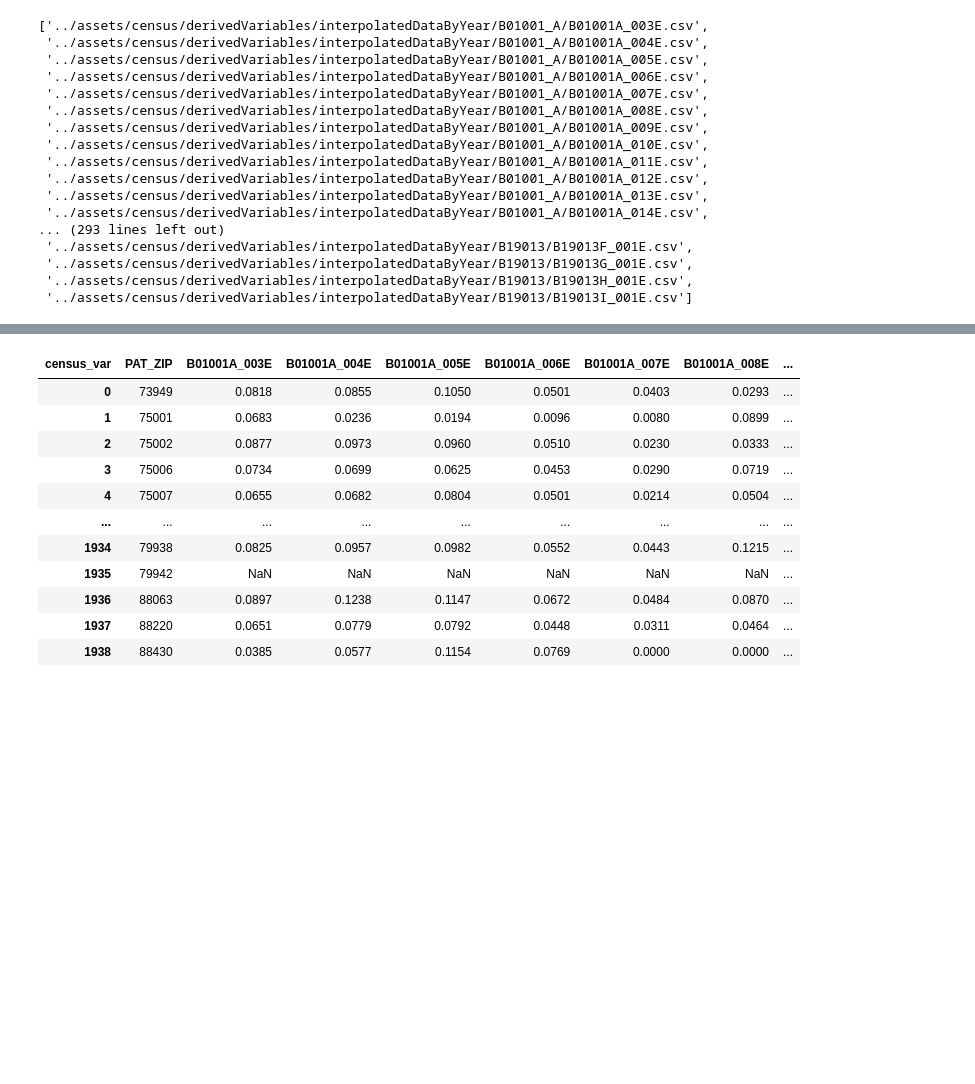
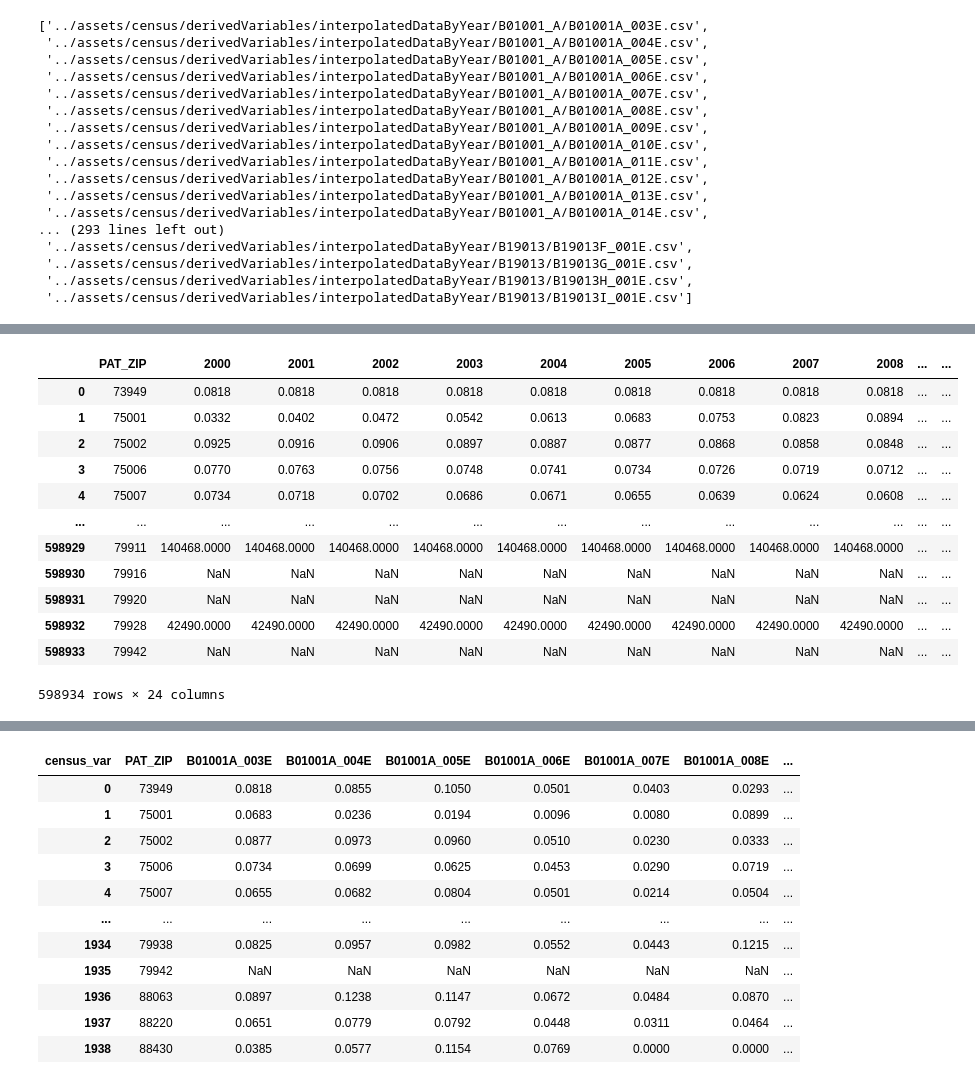
Before and after one commit to mi3nts/environmentalSocialHealth, a Jupyter notebook: notebooks/modelIncludeCensus.ipynb, the cells around one changed output, grey strips where cells are left out. Saved outputs shown, nothing was run; the diff lists cells and outputs as text; code cells hidden in the pictures; blank space fills up the shorter version.

```diff
--- a/notebooks/modelIncludeCensus.ipynb
+++ b/notebooks/modelIncludeCensus.ipynb
@@ -78,0 +98,16 @@ df = df.reset_index(drop=True)
+# %%
+df
+# %% [output]
+|  | PAT_ZIP | 2000 | 2001 | 2002 | 2003 | 2004 | 2005 | 2006 | 2007 | 2008 | ... | ... |
+| 0 | 73949 | 0.0818 | 0.0818 | 0.0818 | 0.0818 | 0.0818 | 0.0818 | 0.0818 | 0.0818 | 0.0818 | ... | ... |
+| 1 | 75001 | 0.0332 | 0.0402 | 0.0472 | 0.0542 | 0.0613 | 0.0683 | 0.0753 | 0.0823 | 0.0894 | ... | ... |
+| 2 | 75002 | 0.0925 | 0.0916 | 0.0906 | 0.0897 | 0.0887 | 0.0877 | 0.0868 | 0.0858 | 0.0848 | ... | ... |
+| 3 | 75006 | 0.0770 | 0.0763 | 0.0756 | 0.0748 | 0.0741 | 0.0734 | 0.0726 | 0.0719 | 0.0712 | ... | ... |
+| 4 | 75007 | 0.0734 | 0.0718 | 0.0702 | 0.0686 | 0.0671 | 0.0655 | 0.0639 | 0.0624 | 0.0608 | ... | ... |
+| ... | ... | ... | ... | ... | ... | ... | ... | ... | ... | ... | ... | ... |
+| 598929 | 79911 | 140468.0000 | 140468.0000 | 140468.0000 | 140468.0000 | 140468.0000 | 140468.0000 | 140468.0000 | 140468.0000 | 140468.0000 | ... | ... |
+| 598930 | 79916 | NaN | NaN | NaN | NaN | NaN | NaN | NaN | NaN | NaN | ... | ... |
+| 598931 | 79920 | NaN | NaN | NaN | NaN | NaN | NaN | NaN | NaN | NaN | ... | ... |
+| 598932 | 79928 | 42490.0000 | 42490.0000 | 42490.0000 | 42490.0000 | 42490.0000 | 42490.0000 | 42490.0000 | 42490.0000 | 42490.0000 | ... | ... |
+| 598933 | 79942 | NaN | NaN | NaN | NaN | NaN | NaN | NaN | NaN | NaN | ... | ... |
+598934 rows × 24 columns
```
Also changed, not shown: parts of 14 cells of this notebook, 1 other file.
